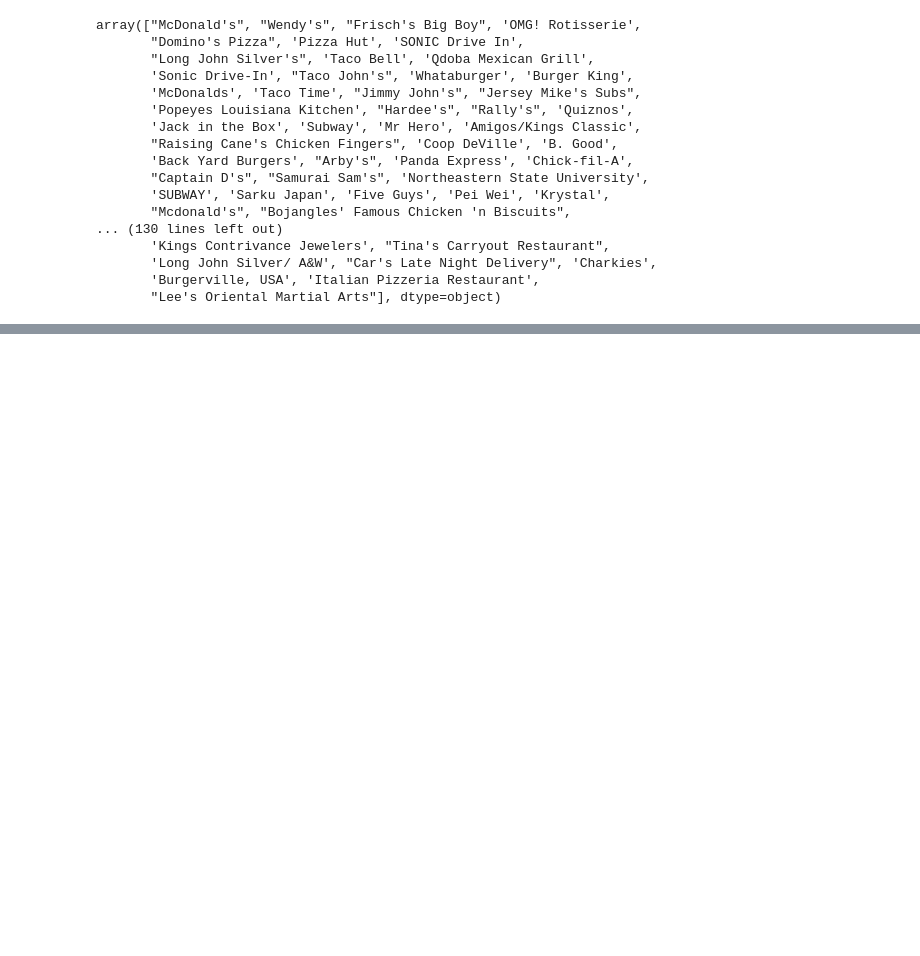
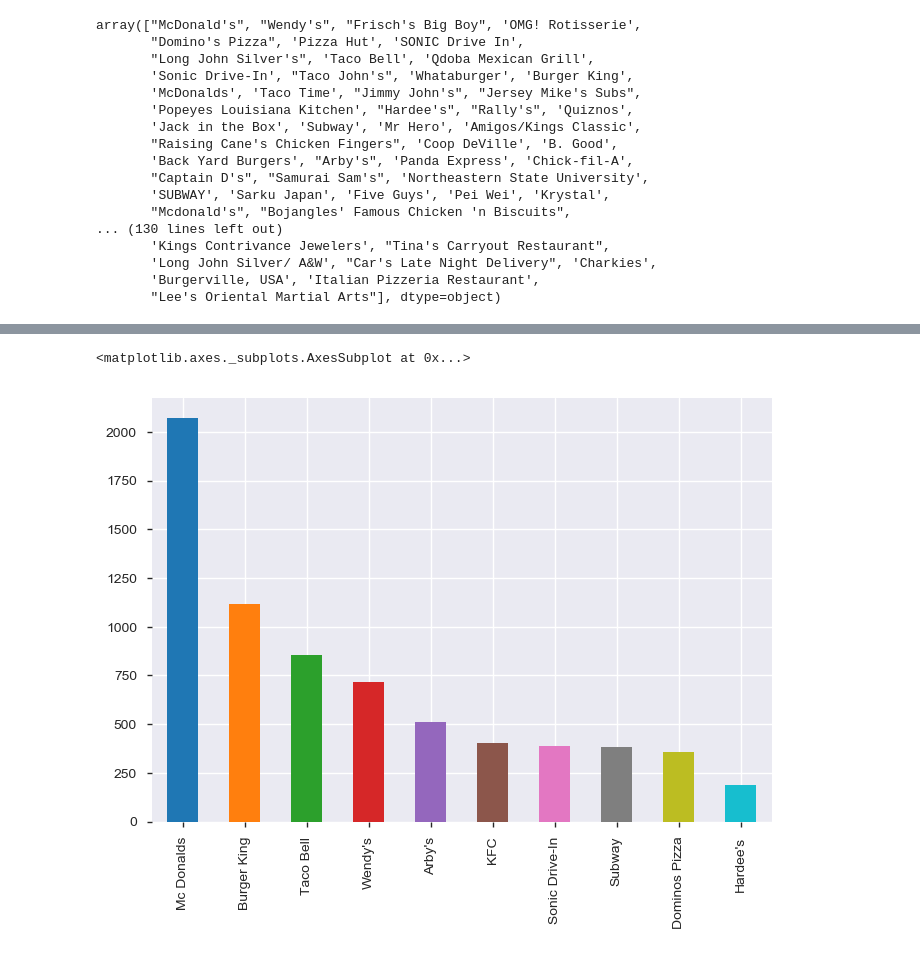
Before and after one commit to UjjawalGautam/FastFoodResturantEDA, a Jupyter notebook: FastFoodResturantDataSet_EDA.ipynb, the cells around one changed output, grey strips where cells are left out. Cells and saved outputs as stored; diff of their text form; code cells hidden in the pictures; blank space fills up the shorter version.

```diff
--- a/FastFoodResturantDataSet_EDA.ipynb
+++ b/FastFoodResturantDataSet_EDA.ipynb
@@ -228,0 +239,10 @@ array(["McDonald's", "Wendy's", "Frisch's Big Boy", 'OMG! Rotisserie',
+# %%
+fastfoodresturant_data.name.replace(to_replace = 'Mc.*',value = 'Mc Donalds',regex = True,inplace = True )
+fastfoodresturant_data.name.replace(to_replace = 'KFC.*',value = 'KFC',regex = True,inplace = True )
+fastfoodresturant_data.name.replace(to_replace = 'Domino.*',value = 'Dominos Pizza',regex = True,inplace = True )
+fastfoodresturant_data.name.replace(to_replace = 'Burgerville.*',value = 'Burgerville',regex = True,inplace = True )
+
+fastfoodresturant_data.name.replace(to_replace = 'Sonic.*',value = 'Sonic Drive-In',regex = True,inplace = True )
+fastfoodresturant_data.name.replace(to_replace = 'SONIC Drive In',value = 'Sonic Drive-In',regex = True,inplace = True )
+fastfoodresturant_data.name.replace(to_replace = 'SUBWAY.*',value = 'Subway',regex = True,inplace = True )
+fastfoodresturant_data.name.replace(to_replace = 'A&w.*',value = 'A & W',regex = True,inplace = True )
@@ -228,0 +251,2 @@ array(["McDonald's", "Wendy's", "Frisch's Big Boy", 'OMG! Rotisserie',
+# %%
+fastfoodresturant_data.sort_values('name',inplace = True)
@@ -228,0 +315,5 @@ array(["McDonald's", "Wendy's", "Frisch's Big Boy", 'OMG! Rotisserie',
+# %%
+fastfoodresturant_data['name'].value_counts().head(10).plot.bar()
+# %% [output]
+<matplotlib.axes._subplots.AxesSubplot at 0x...>
+[figure, added]
```
Also changed, not shown: parts of 28 cells of this notebook, 1 other file.
